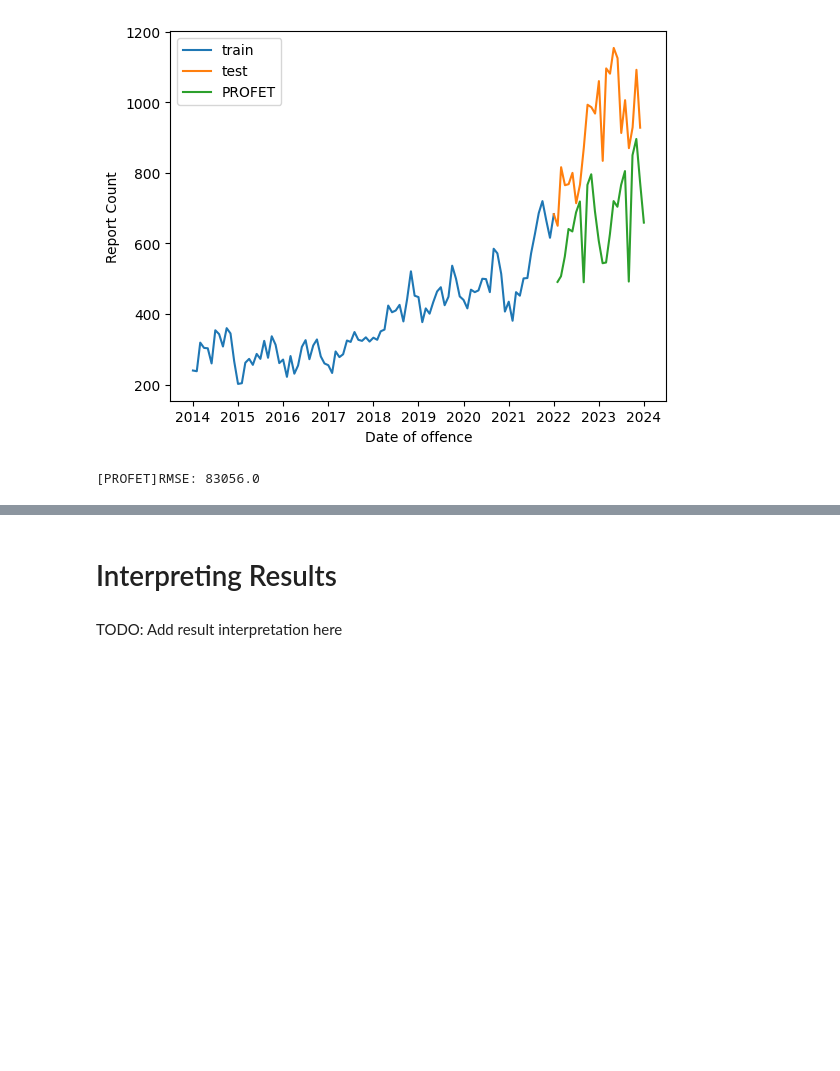
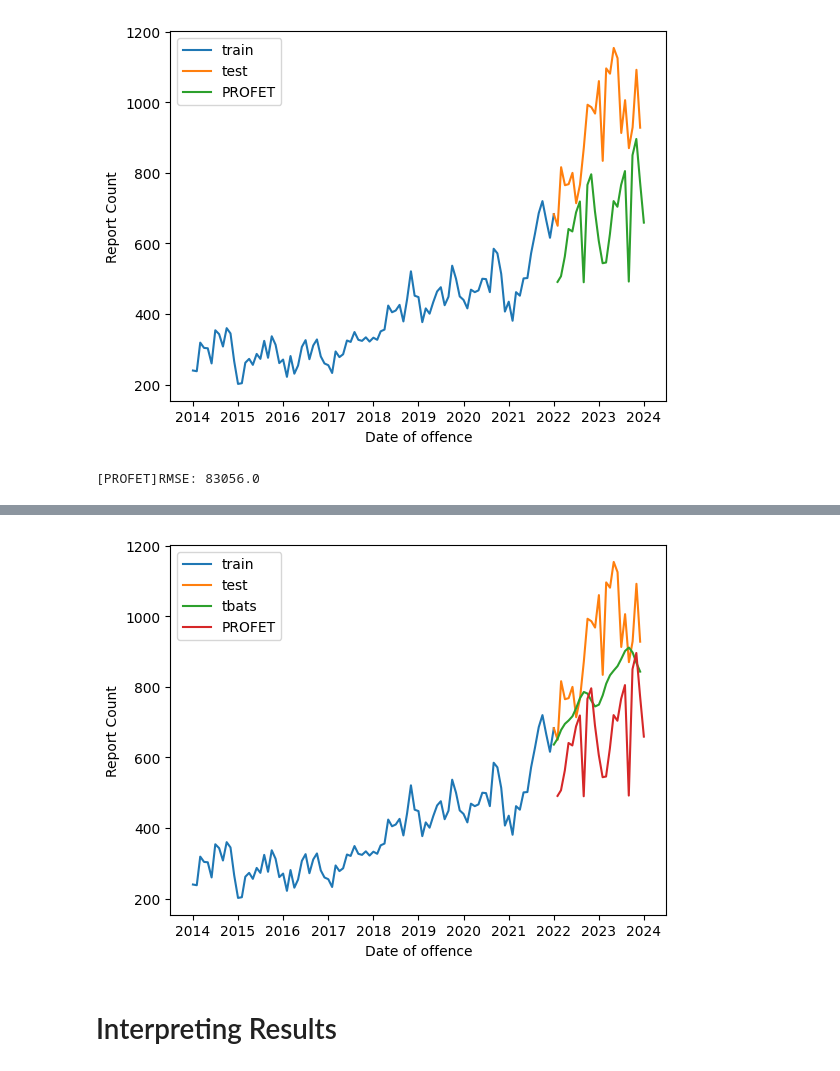
Before and after one commit to DavidToca/ML-Toronto-AutoTheft, a Jupyter notebook: ML_AutoTheft_Toronto.ipynb, the cells around one changed output, grey strips where cells are left out. Drawn from its saved outputs; the diff is of its cells as text; code cells hidden in the pictures; blank space fills up the shorter version.

```diff
--- a/ML_AutoTheft_Toronto.ipynb
+++ b/ML_AutoTheft_Toronto.ipynb
@@ -703,4 +733,8 @@ for models in ALL_MODELS:
+# %%
+# The two most promising models
+
+display_autotheft({'tbats': all_models_dict['tbats'], 'PROFET': all_models_dict['PROFET']})
+# %% [output]
+[figure, added]
 # %% [markdown]
 # Interpreting Results
-# %% [markdown]
-TODO: Add result interpretation here
```
Also changed, not shown: parts of 18 cells of this notebook.
